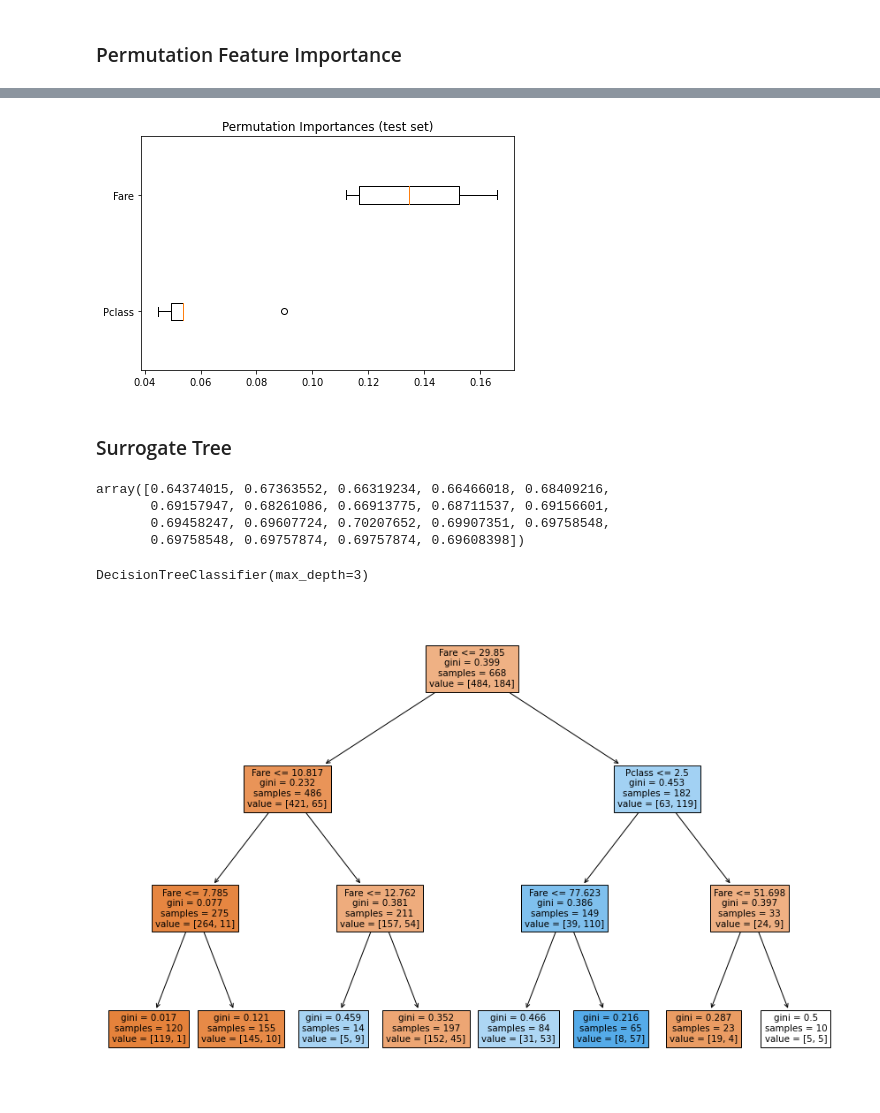
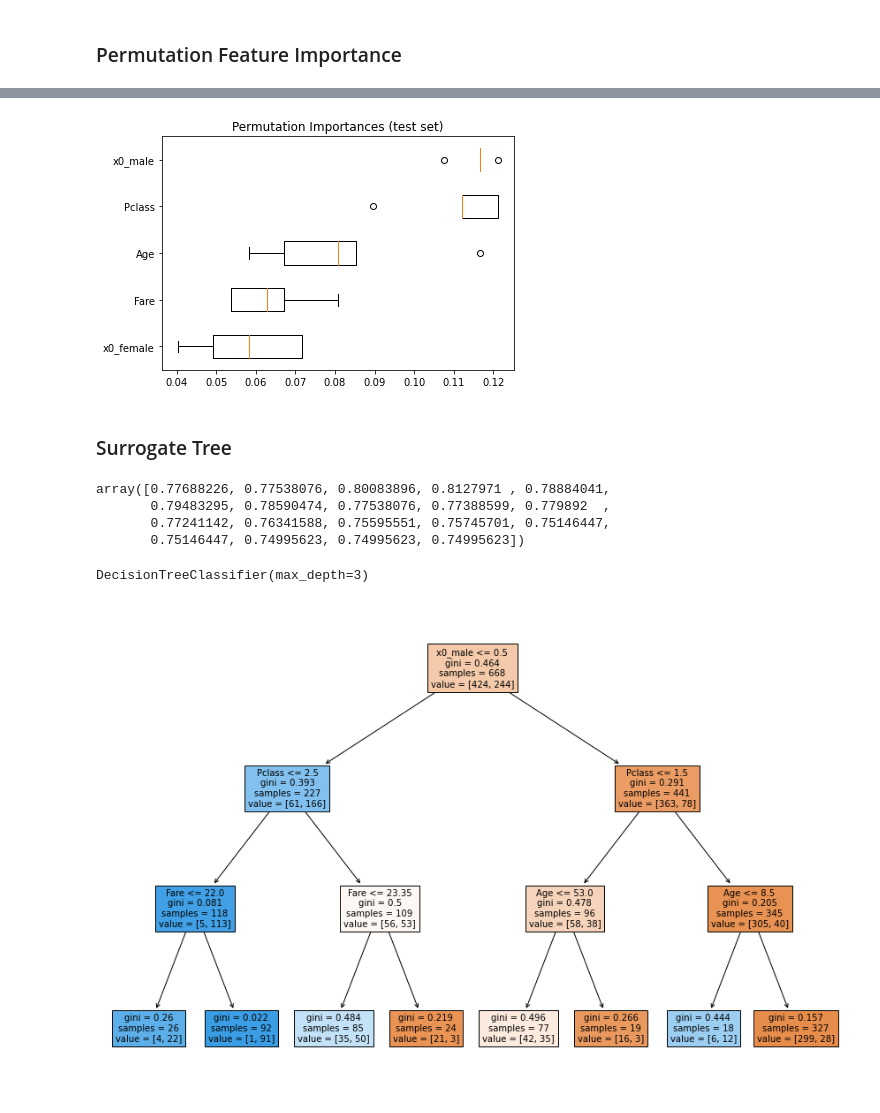
Before and after one commit to wpan03/quick_ds_python, a Jupyter notebook: supervised_clf_demo.ipynb, the cells around one changed output, grey strips where cells are left out. Drawn from its saved outputs; the diff is of its cells as text; code cells hidden in the pictures.

```diff
--- a/supervised_clf_demo.ipynb
+++ b/supervised_clf_demo.ipynb
@@ -68,7 +100,10 @@ X_train, X_test, y_train, y_test = train_test_split(X, y, random_state=36)
+# %%
+X_train_prepared = do_transform(X_train, preprocessor, col_names)
+X_test_prepared = do_transform(X_test, preprocessor, col_names)
 # %% [markdown]
 ## Fit Model
 # %%
 mod_rf = RandomForestClassifier(random_state=36)
 # %%
-_ = mod_rf.fit(X_train, y_train)
+_ = mod_rf.fit(X_train_prepared, y_train)
 # %%
@@ -101,27 +142,27 @@ df_permute
 # %%
-plot_permute_imp(X_test, permute_result)
+plot_permute_imp(X_test_prepared, permute_result)
 # %% [output]
-[figure, old version]
+[figure, new version]
 # %% [markdown]
 ### Surrogate Tree
 # %%
-y_train_surr = mod_rf.predict(X_train)
+y_train_surr = mod_rf.predict(X_train_prepared)
 # %%
-cv_dt_acc = find_dt_clf_max_depth(X_train, y_train, max_depth_range=range(1, 20))
+cv_dt_acc = find_dt_clf_max_depth(X_train_prepared, y_train, max_depth_range=range(1, 20))
 cv_dt_acc
 # %% [output]
-array([0.64374015, 0.67363552, 0.66319234, 0.66466018, 0.68409216,
-       0.69157947, 0.68261086, 0.66913775, 0.68711537, 0.69156601,
-       0.69458247, 0.69607724, 0.70207652, 0.69907351, 0.69758548,
-       0.69758548, 0.69757874, 0.69757874, 0.69608398])
+array([0.77688226, 0.77538076, 0.80083896, 0.8127971 , 0.78884041,
+       0.79483295, 0.78590474, 0.77538076, 0.77388599, 0.779892  ,
+       0.77241142, 0.76341588, 0.75595551, 0.75745701, 0.75146447,
+       0.75146447, 0.74995623, 0.74995623, 0.74995623])
 # %%
-mod_dt_surr = DecisionTreeClassifier(max_depth=3).fit(X_train, y_train_surr)
+mod_dt_surr = DecisionTreeClassifier(max_depth=3).fit(X_train_prepared, y_train_surr)
 # %%
 mod_dt_surr
 # %% [output]
 DecisionTreeClassifier(max_depth=3)
 # %%
 fig = plt.figure(figsize=(15, 10))
-_ = plot_tree(mod_dt_surr, feature_names=X_test.columns, filled=True)
+_ = plot_tree(mod_dt_surr, feature_names=X_test_prepared.columns, filled=True, fontsize=10)
 # %% [output]
-[figure, old version]
+[figure, new version]
```
Also changed, not shown: parts of 13 cells of this notebook.
